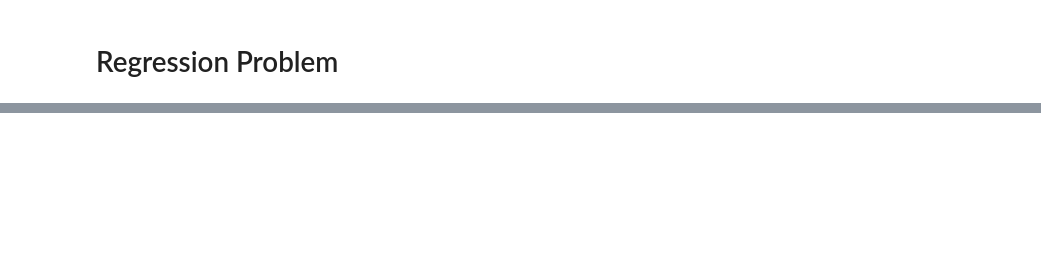
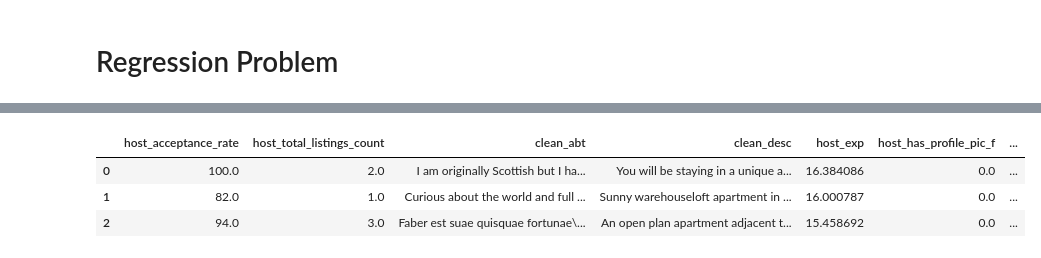
Before and after one commit to carn51/Assignment-1, a Jupyter notebook: host_reg.ipynb, the cells around one changed output, grey strips where cells are left out. Cells and saved outputs as stored; diff of their text form; code cells hidden in the pictures; blank space fills up the shorter version.

```diff
--- a/host_reg.ipynb
+++ b/host_reg.ipynb
@@ -273,0 +301,8 @@ You may find it helpful to start by mapping out in comments the broad-brush step
+# %%
+#import back in
+hdf2 = pd.read_csv('/content/host_df')
+
+
+#names can be dropped fro our purposes moving forward
+hdf2 = hdf2.drop(columns = ['host_name'])
+hdf2.info()
@@ -273,0 +325,30 @@ You may find it helpful to start by mapping out in comments the broad-brush step
+# %%
+hdf2['host_has_profile_pic'] = hdf2['host_has_profile_pic'].astype('category')
+hdf2['host_is_superhost'] = hdf2['host_is_superhost'].astype('category')
+
+from sklearn.preprocessing import OneHotEncoder
+
+oh_pic = OneHotEncoder(handle_unknown='ignore', sparse_output = False)
+onehot_pic = oh_pic.fit_transform(hdf2[['host_has_profile_pic']])
+#to df
+columns_pic=oh_pic.get_feature_names_out(['host_has_profile_pic'])
+onehot_pic_df = pd.DataFrame(onehot_pic, columns = columns_pic)
+
+oh_sh = OneHotEncoder(handle_unknown='ignore', sparse_output = False)
+onehot_superhost = oh_sh.fit_transform(hdf2[['host_is_superhost']])
+columns_sh=oh_sh.get_feature_names_out(['host_is_superhost'])
+onehot_sh_df = pd.DataFrame(onehot_superhost, columns= columns_sh)
+
+oh_city = OneHotEncoder(handle_unknown='ignore', sparse_output = False)
+onehot_city = oh_city.fit_transform(hdf2[['city']])
+columns_city=oh_city.get_feature_names_out(['city'])
+onehot_city_df = pd.DataFrame(onehot_city, columns=columns_city)
+
+#third version
+hdf3 = pd.concat([hdf2, onehot_pic_df, onehot_sh_df, onehot_city_df], axis=1).drop(columns = ['host_has_profile_pic', 'host_is_superhost', 'city'])
+hdf3.head(3)
+# %% [output]
+|  | host_acceptance_rate | host_total_listings_count | clean_abt | clean_desc | host_exp | host_has_profile_pic_f | ... |
+| 0 | 100.0 | 2.0 | I am originally Scottish but I ha... | You will be staying in a unique a... | 16.384086 | 0.0 | ... |
+| 1 | 82.0 | 1.0 | Curious about the world and full ... | Sunny warehouseloft apartment in ... | 16.000787 | 0.0 | ... |
+| 2 | 94.0 | 3.0 | Faber est suae quisquae fortunae\... | An open plan apartment adjacent t... | 15.458692 | 0.0 | ... |
```
Also changed, not shown: parts of 38 cells of this notebook.
